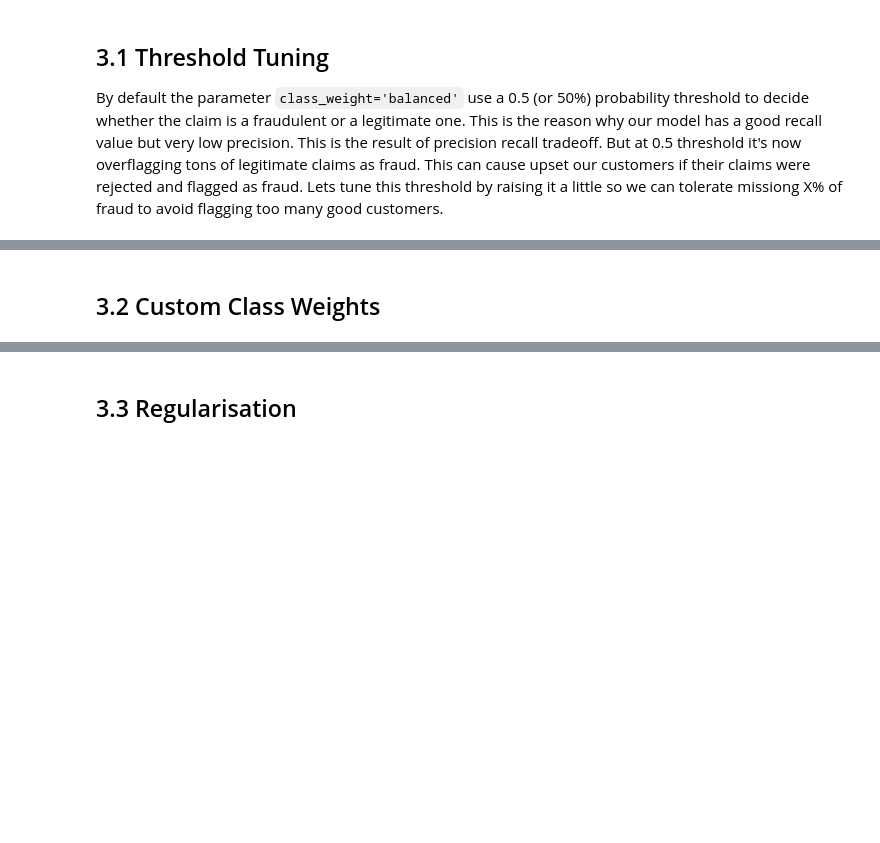
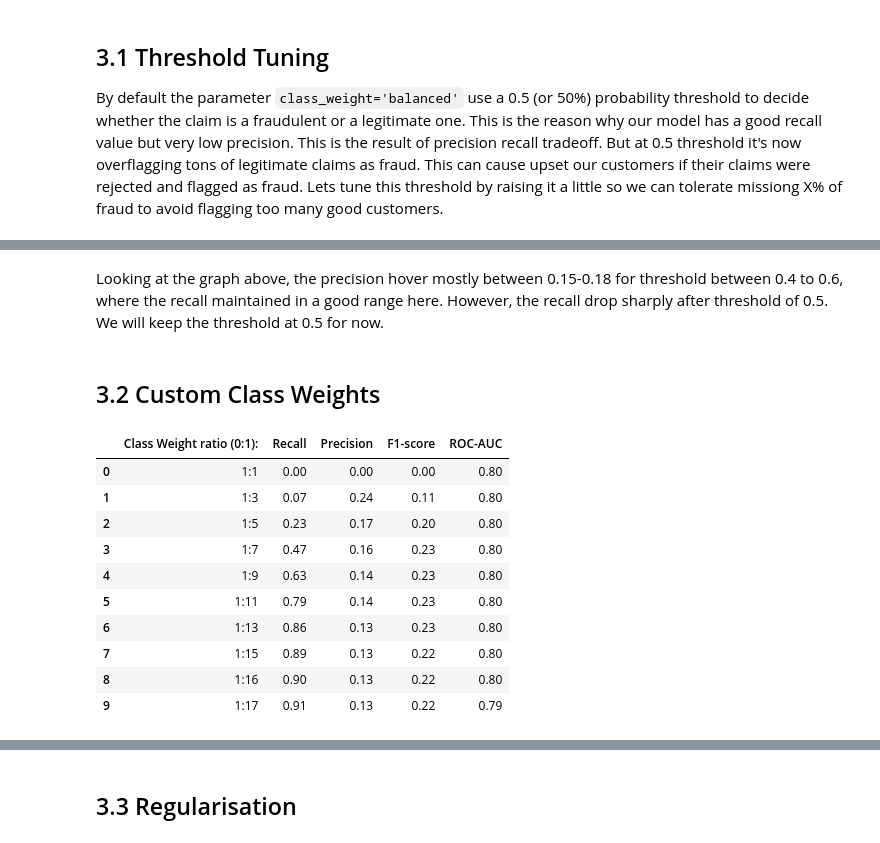
Before and after one commit to fatinshariff/auto-insurance-fraud-detection, a Jupyter notebook: 03_model_development.ipynb, the cells around one changed output, grey strips where cells are left out. Cells and saved outputs as stored; diff of their text form; code cells hidden in the pictures; blank space fills up the shorter version.

Commit message:
Added Custom Class Weight

```diff
--- a/03_model_development.ipynb
+++ b/03_model_development.ipynb
@@ -333,2 +325,34 @@ plt.show()
+# %% [markdown]
+Looking at the graph above, the precision hover mostly between 0.15-0.18 for threshold between 0.4 to 0.6, where the recall maintained in a good range here. However, the recall drop sharply after threshold of 0.5. We will keep the threshold at 0.5 for now.
 # %% [markdown]
 ## 3.2 Custom Class Weights
+# %%
+results_weight = []
+
+ratios_to_test = [1,3,5,7,9,11,13,15,16,17]
+
+for ratio in ratios_to_test:
+    lr = LogisticRegression(max_iter=1000, random_state = 42, class_weight={0:1, 1:ratio})
+    lr.fit(X_selected_train_std, y_selected_train)
+    # Predictions
+    y_pred = lr.predict(X_selected_test_std)
+    y_proba = lr.predict_proba(X_selected_test_std)[:,1]
+
+    results_weight.append({"Class Weight ratio (0:1):": f"1:{ratio}",
+                           **get_metrics(y_selected_test,y_pred,y_proba)})
+
+weight_comp_df = pd.DataFrame(results_weight)
+weight_comp_df=weight_comp_df.round(2)
+weight_comp_df
+# %% [output]
+|  | Class Weight ratio (0:1): | Recall | Precision | F1-score | ROC-AUC |
+| 0 | 1:1 | 0.00 | 0.00 | 0.00 | 0.80 |
+| 1 | 1:3 | 0.07 | 0.24 | 0.11 | 0.80 |
+| 2 | 1:5 | 0.23 | 0.17 | 0.20 | 0.80 |
+| 3 | 1:7 | 0.47 | 0.16 | 0.23 | 0.80 |
+| 4 | 1:9 | 0.63 | 0.14 | 0.23 | 0.80 |
+| 5 | 1:11 | 0.79 | 0.14 | 0.23 | 0.80 |
+| 6 | 1:13 | 0.86 | 0.13 | 0.23 | 0.80 |
+| 7 | 1:15 | 0.89 | 0.13 | 0.22 | 0.80 |
+| 8 | 1:16 | 0.90 | 0.13 | 0.22 | 0.80 |
+| 9 | 1:17 | 0.91 | 0.13 | 0.22 | 0.79 |
```
Also changed, not shown: parts of 8 cells of this notebook.
